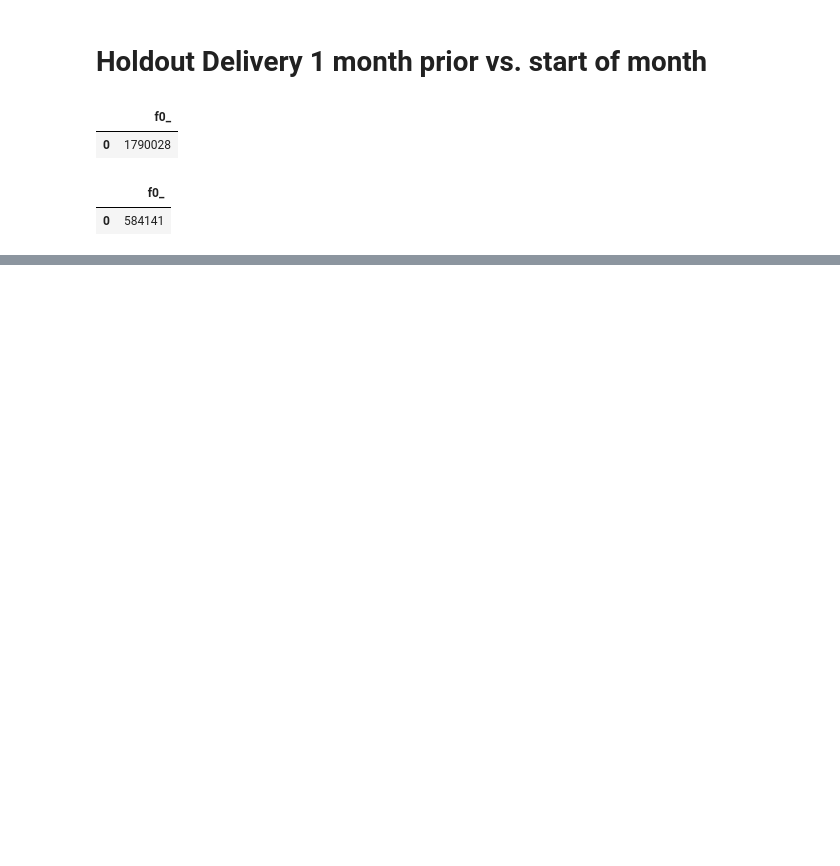
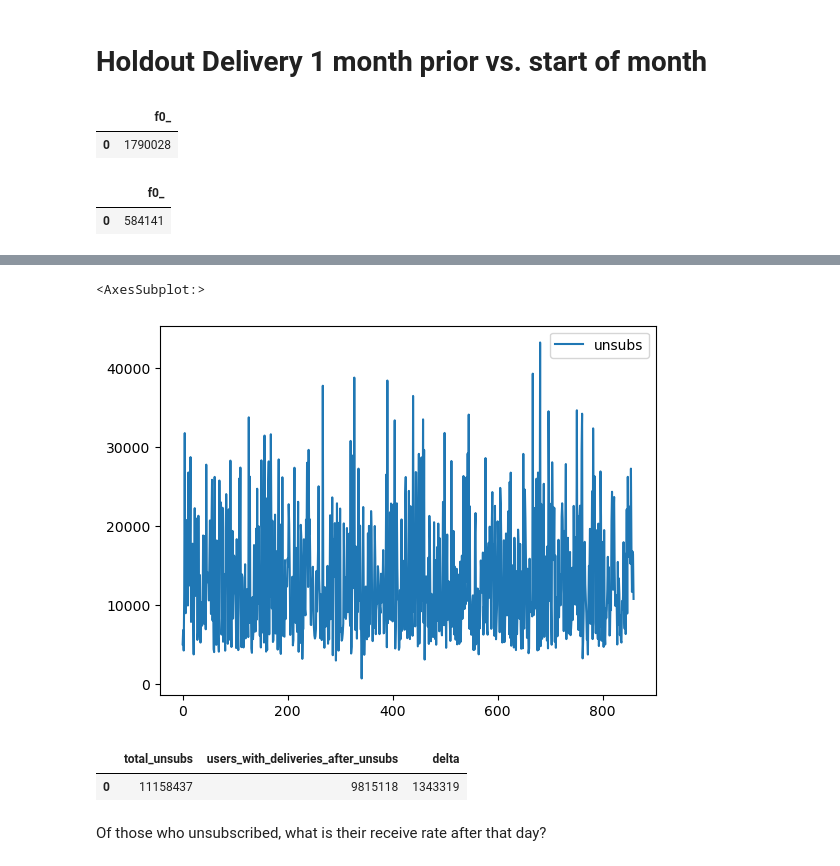
Before and after one commit to sandersli-nbc/CRM-Dashboard, a Jupyter notebook: test.ipynb, the cells around one changed output, grey strips where cells are left out. Drawn from its saved outputs; the diff is of its cells as text; code cells hidden in the pictures; blank space fills up the shorter version.

```diff
--- a/test.ipynb
+++ b/test.ipynb
@@ -989,0 +1141,38 @@ WHERE email_unsubs.adobe_tracking_id IS NULL
+# %%
+df.plot()
+# %% [output]
+<AxesSubplot:>
+[figure, added]
+# %%
+%%bigquery --project nbcu-ds-sandbox-a-001 --params $params
+with unsubs as (
+    SELECT  adobe_tracking_id
+       ,MAX(eventtimestamp) AS last_unsub_timestamp
+    FROM `nbcu-ds-prod-001.PeacockDataMartSilver.SILVER_MPARTICLE_BRAZE`
+    WHERE event_name = 'Email Unsubscribes'
+    and eventtimestamp <= @report_end_date
+    GROUP BY  1
+)
+,deliveries as (
+    SELECT  distinct a.adobe_tracking_id
+    FROM (
+        select adobe_tracking_id, eventtimestamp
+        from `nbcu-ds-prod-001.PeacockDataMartSilver.SILVER_MPARTICLE_BRAZE`
+        WHERE event_name = 'Email Deliveries'
+    ) a
+    JOIN unsubs b
+    ON a.adobe_tracking_id = b.adobe_tracking_id
+    AND a.eventtimestamp > b.last_unsub_timestamp
+
+)
+SELECT  COUNT(distinct a.adobe_tracking_id) as total_unsubs
+       ,COUNT(distinct b.adobe_tracking_id) as users_with_deliveries_after_unsubs
+       ,COUNT(distinct a.adobe_tracking_id) - COUNT(distinct b.adobe_tracking_id) as delta
+FROM unsubs a
+LEFT JOIN deliveries b
+ON a.adobe_tracking_id = b.adobe_tracking_id
+# %% [output]
+|  | total_unsubs | users_with_deliveries_after_unsubs | delta |
+| 0 | 11158437 | 9815118 | 1343319 |
+# %% [markdown]
+Of those who unsubscribed, what is their receive rate after that day?
```
Also changed, not shown: parts of 22 cells of this notebook, 15 other files.
